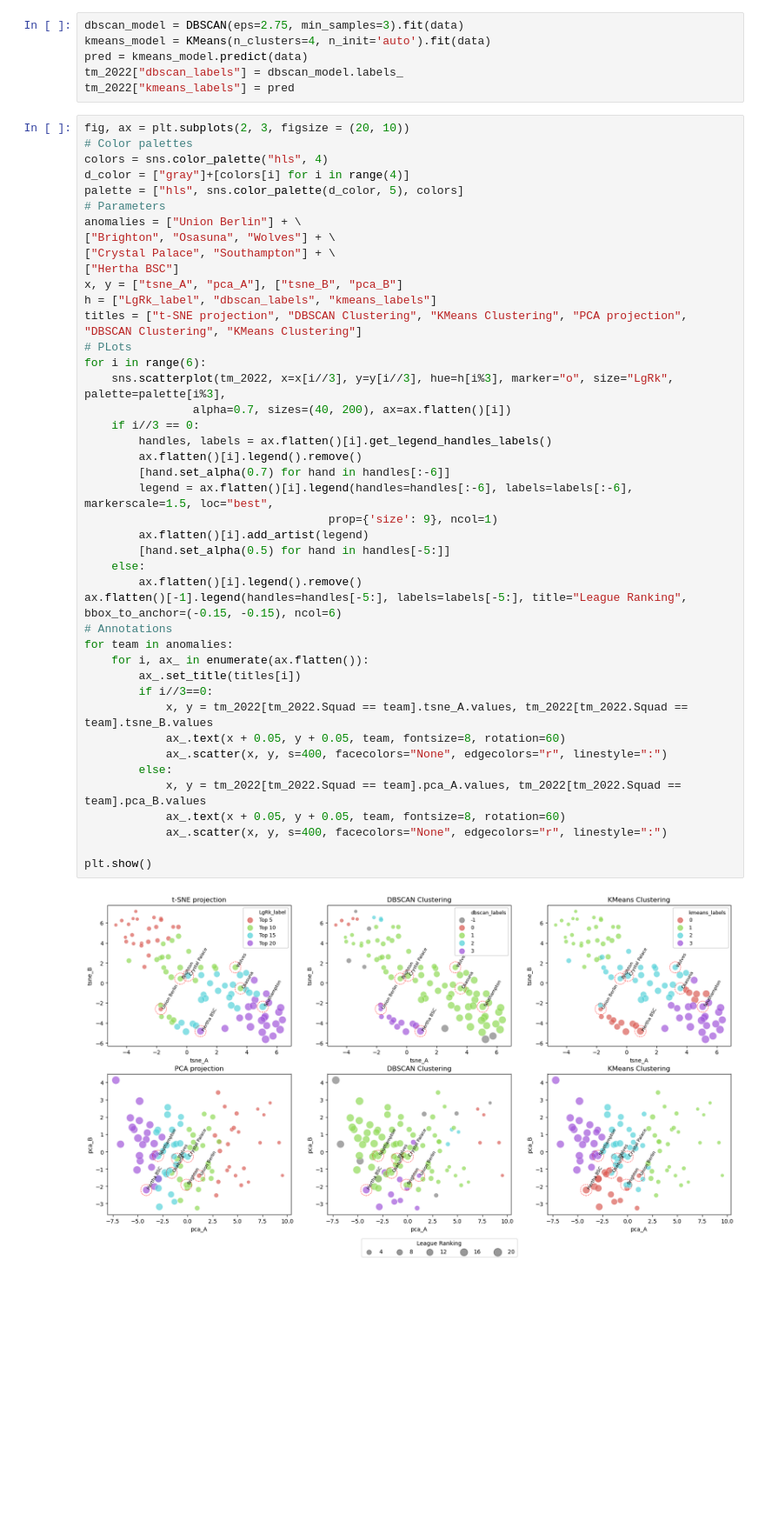
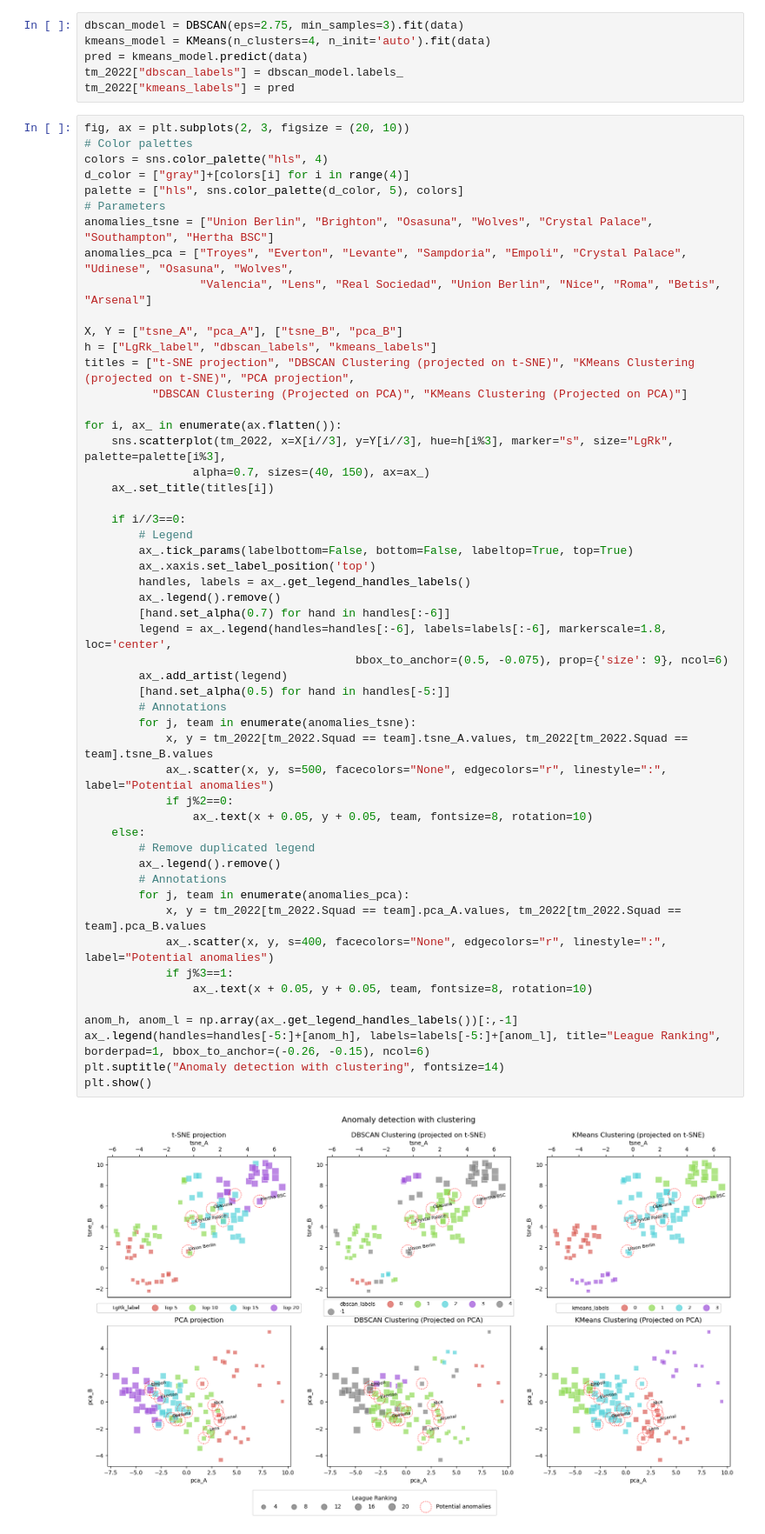
Before and after one commit to achrafkr/Data-Visualization, a Jupyter notebook: Notebooks/Football_stats.ipynb, the cells around one changed output. Shown at 87% size. Cells and saved outputs as stored; diff of their text form; blank space fills up the shorter version.

Commit message:
Changing clustering plots

```diff
--- a/Notebooks/Football_stats.ipynb
+++ b/Notebooks/Football_stats.ipynb
@@ -268,45 +271,54 @@ tm_2022["kmeans_labels"] = pred
 # %%
 fig, ax = plt.subplots(2, 3, figsize = (20, 10))
 # Color palettes
 colors = sns.color_palette("hls", 4)
 d_color = ["gray"]+[colors[i] for i in range(4)]
 palette = ["hls", sns.color_palette(d_color, 5), colors]
 # Parameters
-anomalies = ["Union Berlin"] + \
-["Brighton", "Osasuna", "Wolves"] + \
-["Crystal Palace", "Southampton"] + \
-["Hertha BSC"]
-x, y = ["tsne_A", "pca_A"], ["tsne_B", "pca_B"]
+anomalies_tsne = ["Union Berlin", "Brighton", "Osasuna", "Wolves", "Crystal Palace", "Southampton", "Hertha BSC"]
+anomalies_pca = ["Troyes", "Everton", "Levante", "Sampdoria", "Empoli", "Crystal Palace", "Udinese", "Osasuna", "Wolves",
+                 "Valencia", "Lens", "Real Sociedad", "Union Berlin", "Nice", "Roma", "Betis", "Arsenal"]
+
+X, Y = ["tsne_A", "pca_A"], ["tsne_B", "pca_B"]
 h = ["LgRk_label", "dbscan_labels", "kmeans_labels"]
-titles = ["t-SNE projection", "DBSCAN Clustering", "KMeans Clustering", "PCA projection", "DBSCAN Clustering", "KMeans Clustering"]
-# PLots
-for i in range(6):
-    sns.scatterplot(tm_2022, x=x[i//3], y=y[i//3], hue=h[i%3], marker="o", size="LgRk", palette=palette[i%3],
-                alpha=0.7, sizes=(40, 200), ax=ax.flatten()[i])
-    if i//3 == 0:
-        handles, labels = ax.flatten()[i].get_legend_handles_labels()
-        ax.flatten()[i].legend().remove()
+titles = ["t-SNE projection", "DBSCAN Clustering (projected on t-SNE)", "KMeans Clustering (projected on t-SNE)", "PCA projection",
+          "DBSCAN Clustering (Projected on PCA)", "KMeans Clustering (Projected on PCA)"]
+
+for i, ax_ in enumerate(ax.flatten()):
+    sns.scatterplot(tm_2022, x=X[i//3], y=Y[i//3], hue=h[i%3], marker="s", size="LgRk", palette=palette[i%3],
+                alpha=0.7, sizes=(40, 150), ax=ax_)
+    ax_.set_title(titles[i])
+
+    if i//3==0:
+        # Legend
+        ax_.tick_params(labelbottom=False, bottom=False, labeltop=True, top=True)
+        ax_.xaxis.set_label_position('top')
+        handles, labels = ax_.get_legend_handles_labels()
+        ax_.legend().remove()
         [hand.set_alpha(0.7) for hand in handles[:-6]]
-        legend = ax.flatten()[i].legend(handles=handles[:-6], labels=labels[:-6], markerscale=1.5, loc="best",
-                                    prop={'size': 9}, ncol=1)
-        ax.flatten()[i].add_artist(legend)
+        legend = ax_.legend(handles=handles[:-6], labels=labels[:-6], markerscale=1.8, loc='center',
+                                        bbox_to_anchor=(0.5, -0.075), prop={'size': 9}, ncol=6)
+        ax_.add_artist(legend)
         [hand.set_alpha(0.5) for hand in handles[-5:]]
+        # Annotations
+        for j, team in enumerate(anomalies_tsne):
+            x, y = tm_2022[tm_2022.Squad == team].tsne_A.values, tm_2022[tm_2022.Squad == team].tsne_B.values
+            ax_.scatter(x, y, s=500, facecolors="None", edgecolors="r", linestyle=":", label="Potential anomalies")
+            if j%2==0:
+                ax_.text(x + 0.05, y + 0.05, team, fontsize=8, rotation=10)
     else:
-        ax.flatten()[i].legend().remove()
-ax.flatten()[-1].legend(handles=handles[-5:], labels=labels[-5:], title="League Ranking", bbox_to_anchor=(-0.15, -0.15), ncol=6)
-# Annotations
-for team in anomalies:
-    for i, ax_ in enumerate(ax.flatten()):
-        ax_.set_title(titles[i])
-        if i//3==0:
-            x, y = tm_2022[tm_2022.Squad == team].tsne_A.values, tm_2022[tm_2022.Squad == team].tsne_B.values
-            ax_.text(x + 0.05, y + 0.05, team, fontsize=8, rotation=60)
-            ax_.scatter(x, y, s=400, facecolors="None", edgecolors="r", linestyle=":")
-        else:
+        # Remove duplicated legend
+        ax_.legend().remove()
+        # Annotations
+        for j, team in enumerate(anomalies_pca):
             x, y = tm_2022[tm_2022.Squad == team].pca_A.values, tm_2022[tm_2022.Squad == team].pca_B.values
-            ax_.text(x + 0.05, y + 0.05, team, fontsize=8, rotation=60)
-            ax_.scatter(x, y, s=400, facecolors="None", edgecolors="r", linestyle=":")
+            ax_.scatter(x, y, s=400, facecolors="None", edgecolors="r", linestyle=":", label="Potential anomalies")
+            if j%3==1:
+                ax_.text(x + 0.05, y + 0.05, team, fontsize=8, rotation=10)
 
+anom_h, anom_l = np.array(ax_.get_legend_handles_labels())[:,-1]
+ax_.legend(handles=handles[-5:]+[anom_h], labels=labels[-5:]+[anom_l], title="League Ranking", borderpad=1, bbox_to_anchor=(-0.26, -0.15), ncol=6)
+plt.suptitle("Anomaly detection with clustering", fontsize=14)
 plt.show()
 # %% [output]
-[figure, old version]
+[figure, new version]
```
Also changed, not shown: parts of 10 cells of this notebook.
